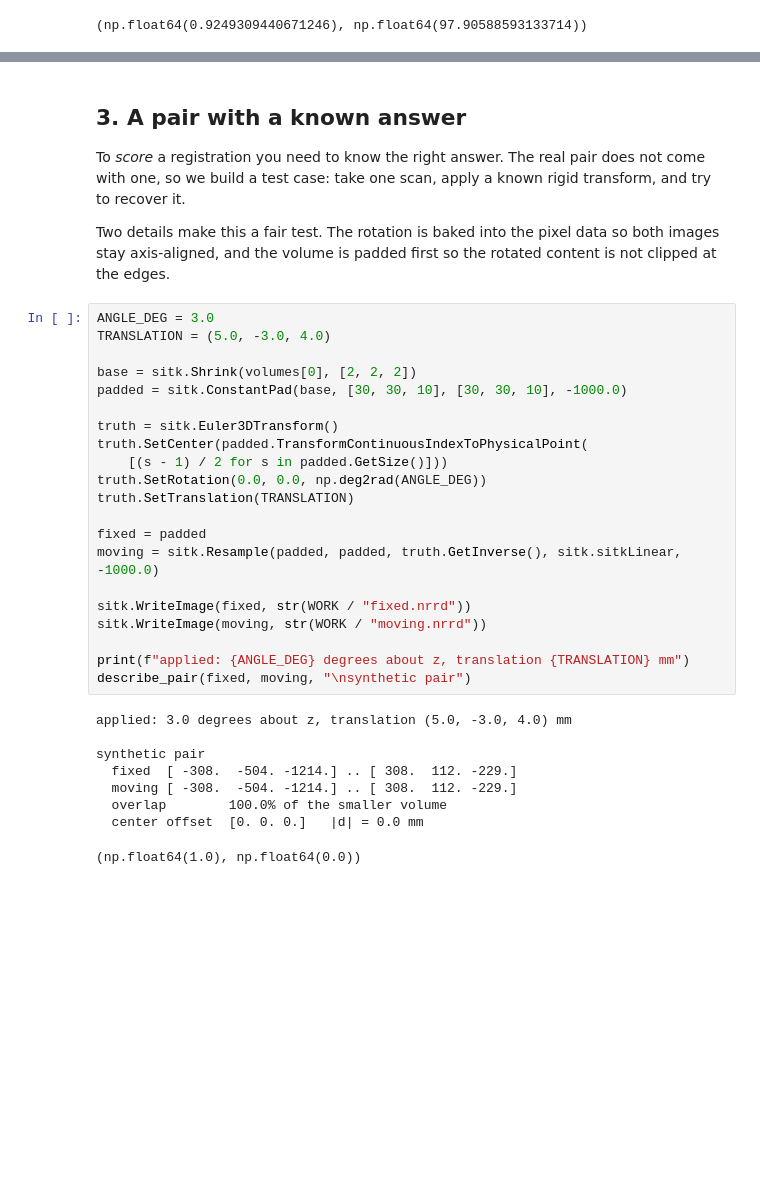
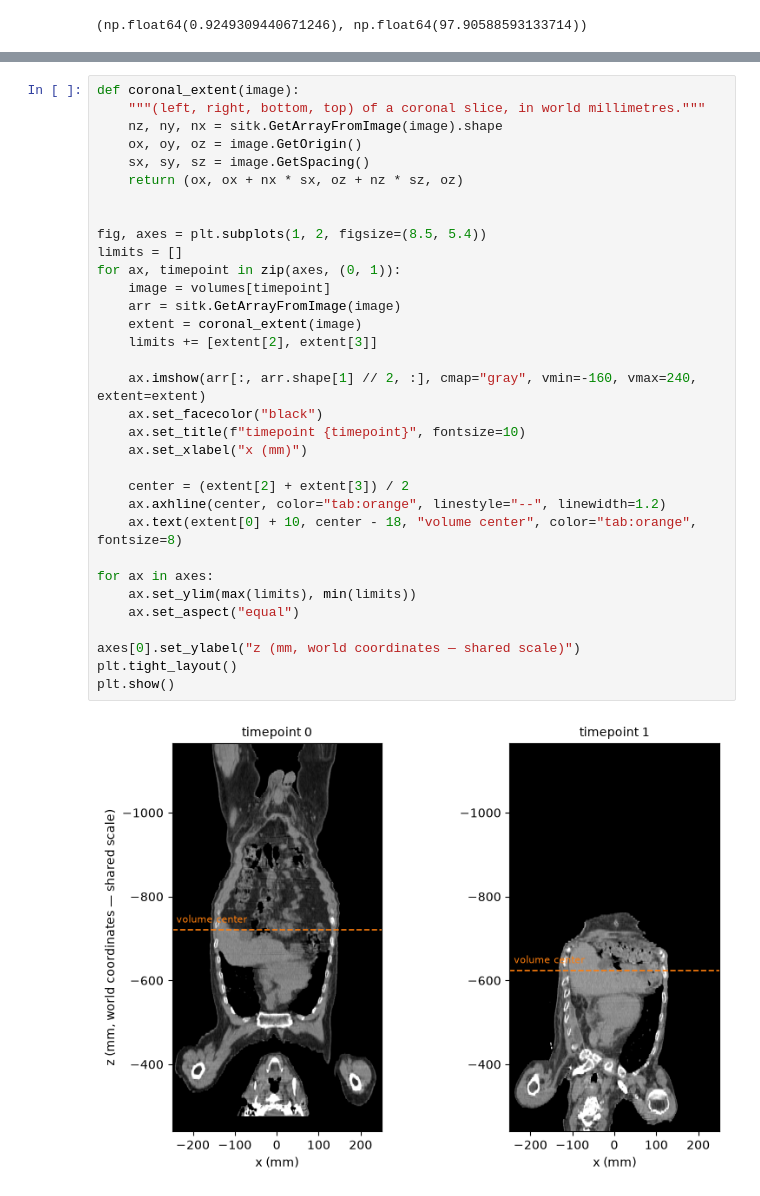
Before and after one commit to choilab-jefferson/medimage, a Jupyter notebook: Chapter10_Registration.ipynb, the cells around one changed output, grey strips where cells are left out. Drawn from its saved outputs; the diff is of its cells as text; blank space fills up the shorter version.

```diff
--- a/Chapter10_Registration.ipynb
+++ b/Chapter10_Registration.ipynb
@@ -156,38 +160,35 @@ an optimizer started from the identity transform has nothing useful to follow.
-# %% [markdown]
-## 3. A pair with a known answer
-
-To *score* a registration you need to know the right answer. The real pair does not come with one,
-so we build a test case: take one scan, apply a known rigid transform, and try to recover it.
-
-Two details make this a fair test. The rotation is baked into the pixel data so both images stay
-axis-aligned, and the volume is padded first so the rotated content is not clipped at the edges.
-# %%
-ANGLE_DEG = 3.0
-TRANSLATION = (5.0, -3.0, 4.0)
-
-base = sitk.Shrink(volumes[0], [2, 2, 2])
-padded = sitk.ConstantPad(base, [30, 30, 10], [30, 30, 10], -1000.0)
-
-truth = sitk.Euler3DTransform()
-truth.SetCenter(padded.TransformContinuousIndexToPhysicalPoint(
-    [(s - 1) / 2 for s in padded.GetSize()]))
-truth.SetRotation(0.0, 0.0, np.deg2rad(ANGLE_DEG))
-truth.SetTranslation(TRANSLATION)
-
-fixed = padded
-moving = sitk.Resample(padded, padded, truth.GetInverse(), sitk.sitkLinear, -1000.0)
-
-sitk.WriteImage(fixed, str(WORK / "fixed.nrrd"))
-sitk.WriteImage(moving, str(WORK / "moving.nrrd"))
-
-print(f"applied: {ANGLE_DEG} degrees about z, translation {TRANSLATION} mm")
-describe_pair(fixed, moving, "\nsynthetic pair")
-# %% [output]
-applied: 3.0 degrees about z, translation (5.0, -3.0, 4.0) mm
-
-synthetic pair
-  fixed  [ -308.  -504. -1214.] .. [ 308.  112. -229.]
-  moving [ -308.  -504. -1214.] .. [ 308.  112. -229.]
-  overlap        100.0% of the smaller volume
-  center offset  [0. 0. 0.]   |d| = 0.0 mm
-(np.float64(1.0), np.float64(0.0))
+# %%
+def coronal_extent(image):
+    """(left, right, bottom, top) of a coronal slice, in world millimetres."""
+    nz, ny, nx = sitk.GetArrayFromImage(image).shape
+    ox, oy, oz = image.GetOrigin()
+    sx, sy, sz = image.GetSpacing()
+    return (ox, ox + nx * sx, oz + nz * sz, oz)
+
+
+fig, axes = plt.subplots(1, 2, figsize=(8.5, 5.4))
+limits = []
+for ax, timepoint in zip(axes, (0, 1)):
+    image = volumes[timepoint]
+    arr = sitk.GetArrayFromImage(image)
+    extent = coronal_extent(image)
+    limits += [extent[2], extent[3]]
+
+    ax.imshow(arr[:, arr.shape[1] // 2, :], cmap="gray", vmin=-160, vmax=240, extent=extent)
+    ax.set_facecolor("black")
+    ax.set_title(f"timepoint {timepoint}", fontsize=10)
+    ax.set_xlabel("x (mm)")
+
+    center = (extent[2] + extent[3]) / 2
+    ax.axhline(center, color="tab:orange", linestyle="--", linewidth=1.2)
+    ax.text(extent[0] + 10, center - 18, "volume center", color="tab:orange", fontsize=8)
+
+for ax in axes:
+    ax.set_ylim(max(limits), min(limits))
+    ax.set_aspect("equal")
+
+axes[0].set_ylabel("z (mm, world coordinates — shared scale)")
+plt.tight_layout()
+plt.show()
+# %% [output]
+[figure, added]
```
Also changed, not shown: parts of 29 cells of this notebook, 1 other file.
